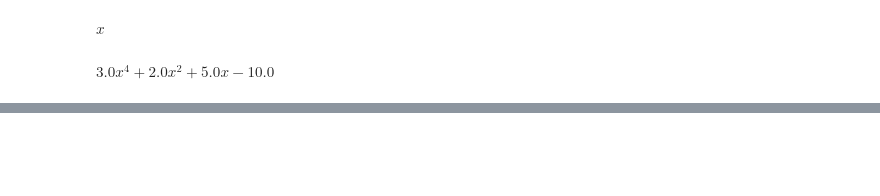
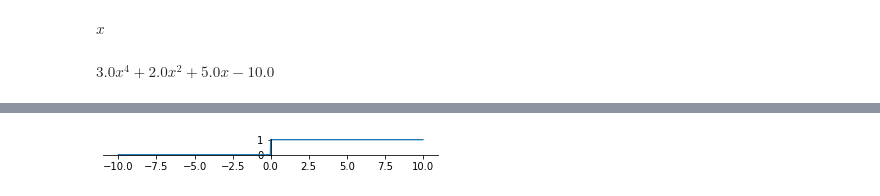
Before and after one commit to misteryco/math_concepts, a Jupyter notebook: mc_lecture_three.ipynb, the cells around one changed output, grey strips where cells are left out. Drawn from its saved outputs; the diff is of its cells as text; code cells hidden in the pictures; blank space fills up the shorter version.

```diff
--- a/mc_lecture_three.ipynb
+++ b/mc_lecture_three.ipynb
@@ -35,0 +92,8 @@ $\displaystyle 3.0 x^{4} + 2.0 x^{2} + 5.0 x - 10.0$
+# %%
+def step_function(x):
+    return x > 0
+
+
+plot_function(step_function)
+# %% [output]
+[figure, added]
```
Also changed, not shown: parts of 23 cells of this notebook, 3 other files.
